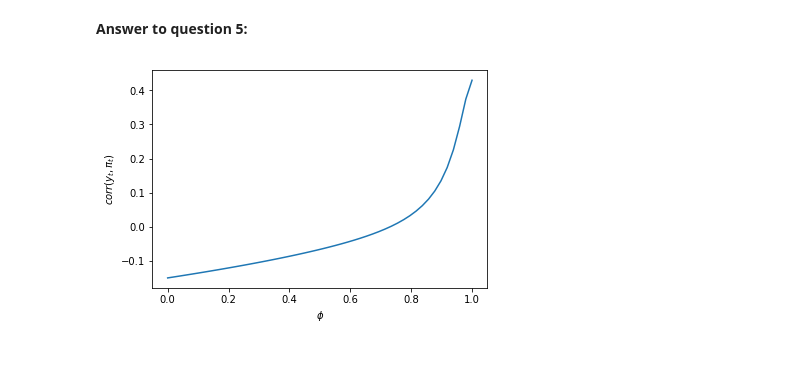
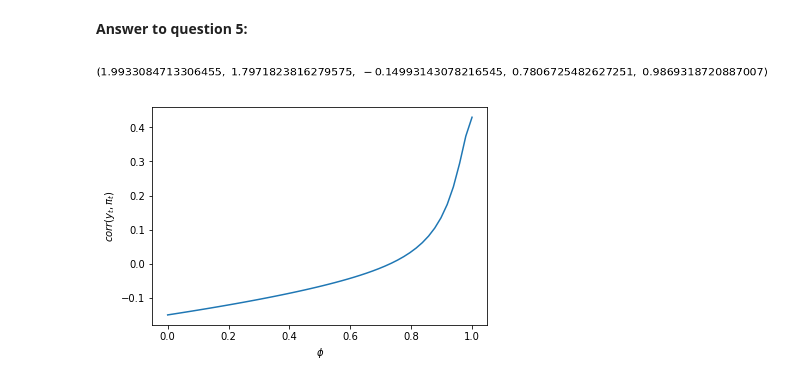
Before and after one commit to KristinaMariaSoerensen/projects-2019-chx, a Jupyter notebook: examproject/exam_2019.ipynb, the cells around one changed output. Saved outputs shown, nothing was run; the diff lists cells and outputs as text; code cells hidden in the pictures; blank space fills up the shorter version.

```diff
--- a/examproject/exam_2019.ipynb
+++ b/examproject/exam_2019.ipynb
@@ -431,0 +439,4 @@ del par['phi']
+# %%
+exam.characteristics(T,seed,sol_func_y,sol_func_pi,**par,**init_val)
+# %% [output]
+[figure, added]
```
Also changed, not shown: parts of 8 cells of this notebook, 1 other file.
